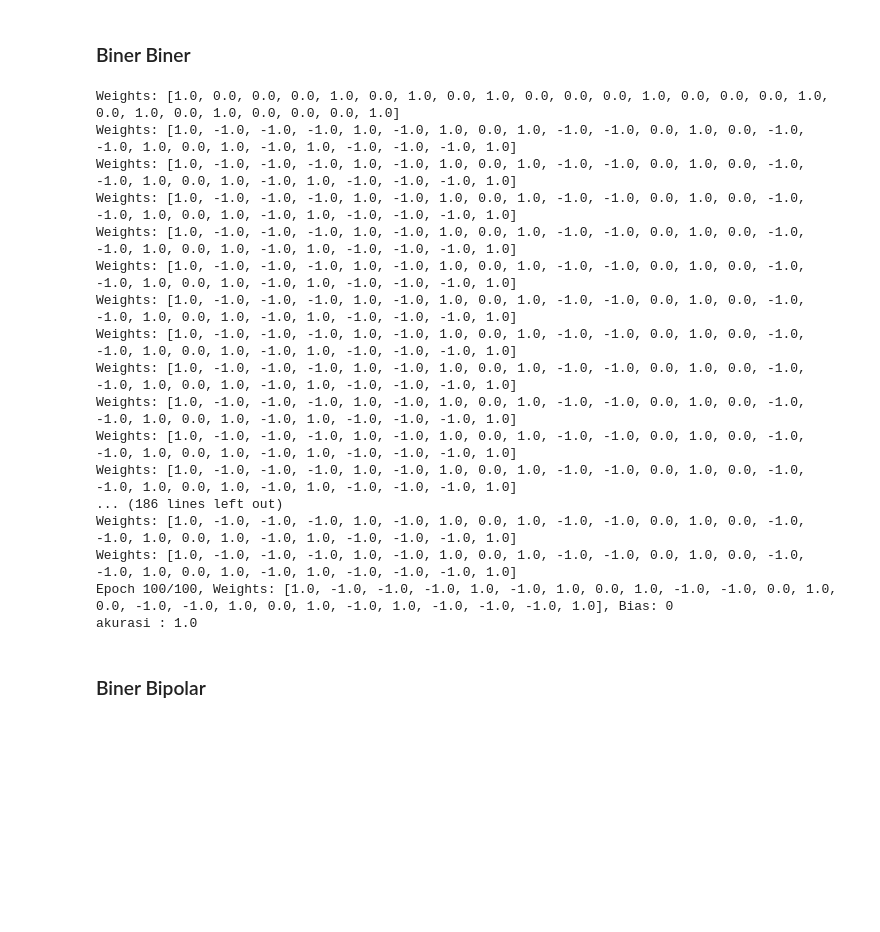
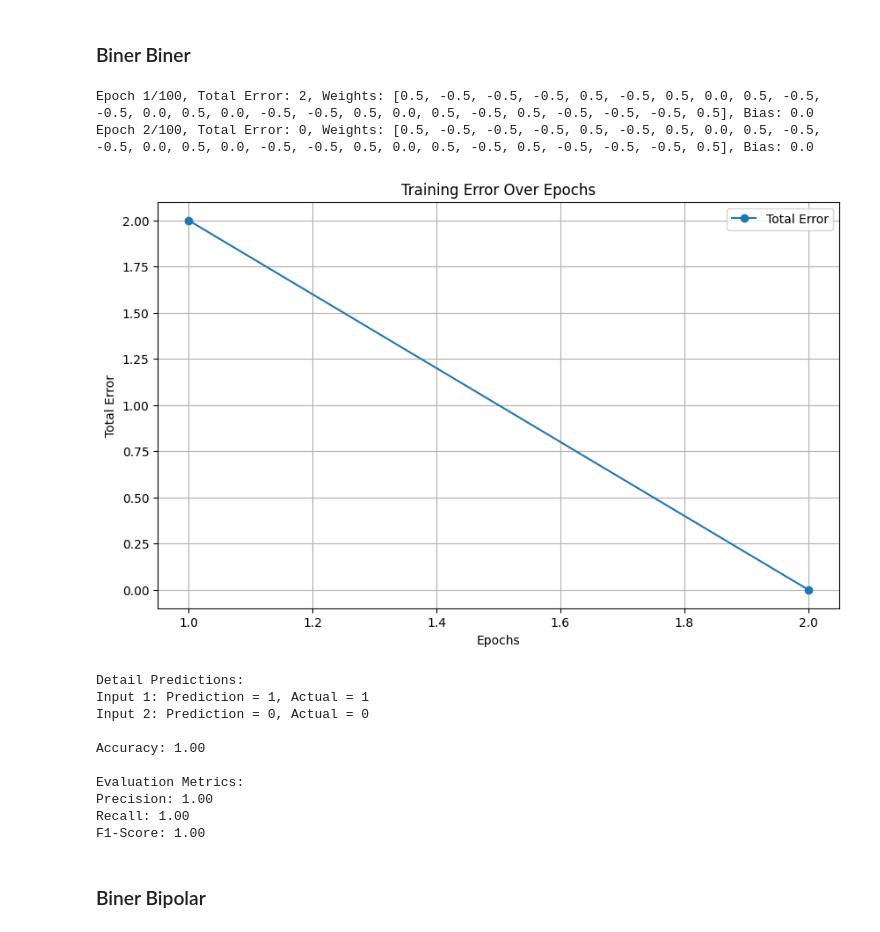
Before and after one commit to Ndraaa15/College-Task-Artificial-Neural-Network, a Jupyter notebook: Perceptron/LKK2_JSTG2.ipynb, the cells around one changed output. Cells and saved outputs as stored; diff of their text form; code cells hidden in the pictures; blank space fills up the shorter version.

Commit message:
feat: add graphic for X O

```diff
--- a/Perceptron/LKK2_JSTG2.ipynb
+++ b/Perceptron/LKK2_JSTG2.ipynb
@@ -55,3 +73,18 @@ class Perceptron:
+# %%
+def calculate_metrics(y_true, y_pred):
+    tp = sum(1 for yt, yp in zip(y_true, y_pred) if yt == yp == 1)
+    tn = sum(1 for yt, yp in zip(y_true, y_pred) if yt == yp == 0)
+    fp = sum(1 for yt, yp in zip(y_true, y_pred) if yt == 0 and yp == 1)
+    fn = sum(1 for yt, yp in zip(y_true, y_pred) if yt == 1 and yp == 0)
+
+    precision = tp / (tp + fp) if (tp + fp) > 0 else 0
+    recall = tp / (tp + fn) if (tp + fn) > 0 else 0
+    f1_score = 2 * (precision * recall) / (precision + recall) if (precision + recall) > 0 else 0
+
+    print("\nEvaluation Metrics:")
+    print(f"Precision: {precision:.2f}")
+    print(f"Recall: {recall:.2f}")
+    print(f"F1-Score: {f1_score:.2f}")
 # %% [markdown]
 ## AND Logic
 # %% [markdown]
@@ -452,40 +434,45 @@ Akurasi logika '(x1 and not x2) or (x2 and not x1)' dari input bipolar dan outpu
 # %% [markdown]
 ### Biner Biner
 # %%
+# Data
 X = np.array([
   [1, 0, 0, 0, 1, 0, 1, 0, 1, 0, 0, 0, 1, 0, 0, 0, 1, 0, 1, 0, 1, 0, 0, 0, 1],
   [0, 1, 1, 1, 0, 1, 0, 0, 0, 1, 1, 0, 0, 0, 1, 1, 0, 0, 0, 1, 0, 1, 1, 1, 0],
 ])
-
 y = np.array([1, 0])
 
 X_test = np.array([
   [1, 0, 0, 0, 1, 0, 1, 0, 1, 0, 0, 0, 0, 0, 0, 0, 1, 0, 1, 0, 1, 0, 0, 0, 1], # X
   [0, 1, 1, 1, 0, 1, 0, 0, 0, 1, 0, 0, 0, 0, 0, 1, 0, 0, 0, 1, 0, 1, 1, 1, 0], # O
 ])
 
+# Perceptron Training and Evaluation
+perceptron = Perceptron(input_size=25, learning_rate=0.5, epochs=100, activation_function=binary_step)
+perceptron.train(X, y)
 
-perceptron = Perceptron(input_size=25, learning_rate=1, epochs=100, activation_function=binary_step)
-perceptron.train(X, y)
-print(f"akurasi : {perceptron.evaluate(X_test, y)}")
+# Plot Training Error
+perceptron.plot_errors()
+
+# Evaluate Model
+accuracy, predictions = perceptron.evaluate(X_test, y)
+print(f"\nAccuracy: {accuracy:.2f}")
+
+# Calculate and Print Metrics
+calculate_metrics(y, predictions)
 # %% [output]
-Weights: [1.0, 0.0, 0.0, 0.0, 1.0, 0.0, 1.0, 0.0, 1.0, 0.0, 0.0, 0.0, 1.0, 0.0, 0.0, 0.0, 1.0, 0.0, 1.0, 0.0, 1.0, 0.0, 0.0, 0.0, 1.0]
-Weights: [1.0, -1.0, -1.0, -1.0, 1.0, -1.0, 1.0, 0.0, 1.0, -1.0, -1.0, 0.0, 1.0, 0.0, -1.0, -1.0, 1.0, 0.0, 1.0, -1.0, 1.0, -1.0, -1.0, -1.0, 1.0]
-Weights: [1.0, -1.0, -1.0, -1.0, 1.0, -1.0, 1.0, 0.0, 1.0, -1.0, -1.0, 0.0, 1.0, 0.0, -1.0, -1.0, 1.0, 0.0, 1.0, -1.0, 1.0, -1.0, -1.0, -1.0, 1.0]
-Weights: [1.0, -1.0, -1.0, -1.0, 1.0, -1.0, 1.0, 0.0, 1.0, -1.0, -1.0, 0.0, 1.0, 0.0, -1.0, -1.0, 1.0, 0.0, 1.0, -1.0, 1.0, -1.0, -1.0, -1.0, 1.0]
-Weights: [1.0, -1.0, -1.0, -1.0, 1.0, -1.0, 1.0, 0.0, 1.0, -1.0, -1.0, 0.0, 1.0, 0.0, -1.0, -1.0, 1.0, 0.0, 1.0, -1.0, 1.0, -1.0, -1.0, -1.0, 1.0]
-Weights: [1.0, -1.0, -1.0, -1.0, 1.0, -1.0, 1.0, 0.0, 1.0, -1.0, -1.0, 0.0, 1.0, 0.0, -1.0, -1.0, 1.0, 0.0, 1.0, -1.0, 1.0, -1.0, -1.0, -1.0, 1.0]
-Weights: [1.0, -1.0, -1.0, -1.0, 1.0, -1.0, 1.0, 0.0, 1.0, -1.0, -1.0, 0.0, 1.0, 0.0, -1.0, -1.0, 1.0, 0.0, 1.0, -1.0, 1.0, -1.0, -1.0, -1.0, 1.0]
-Weights: [1.0, -1.0, -1.0, -1.0, 1.0, -1.0, 1.0, 0.0, 1.0, -1.0, -1.0, 0.0, 1.0, 0.0, -1.0, -1.0, 1.0, 0.0, 1.0, -1.0, 1.0, -1.0, -1.0, -1.0, 1.0]
-Weights: [1.0, -1.0, -1.0, -1.0, 1.0, -1.0, 1.0, 0.0, 1.0, -1.0, -1.0, 0.0, 1.0, 0.0, -1.0, -1.0, 1.0, 0.0, 1.0, -1.0, 1.0, -1.0, -1.0, -1.0, 1.0]
-Weights: [1.0, -1.0, -1.0, -1.0, 1.0, -1.0, 1.0, 0.0, 1.0, -1.0, -1.0, 0.0, 1.0, 0.0, -1.0, -1.0, 1.0, 0.0, 1.0, -1.0, 1.0, -1.0, -1.0, -1.0, 1.0]
-Weights: [1.0, -1.0, -1.0, -1.0, 1.0, -1.0, 1.0, 0.0, 1.0, -1.0, -1.0, 0.0, 1.0, 0.0, -1.0, -1.0, 1.0, 0.0, 1.0, -1.0, 1.0, -1.0, -1.0, -1.0, 1.0]
-Weights: [1.0, -1.0, -1.0, -1.0, 1.0, -1.0, 1.0, 0.0, 1.0, -1.0, -1.0, 0.0, 1.0, 0.0, -1.0, -1.0, 1.0, 0.0, 1.0, -1.0, 1.0, -1.0, -1.0, -1.0, 1.0]
-... (186 lines left out)
-Weights: [1.0, -1.0, -1.0, -1.0, 1.0, -1.0, 1.0, 0.0, 1.0, -1.0, -1.0, 0.0, 1.0, 0.0, -1.0, -1.0, 1.0, 0.0, 1.0, -1.0, 1.0, -1.0, -1.0, -1.0, 1.0]
-Weights: [1.0, -1.0, -1.0, -1.0, 1.0, -1.0, 1.0, 0.0, 1.0, -1.0, -1.0, 0.0, 1.0, 0.0, -1.0, -1.0, 1.0, 0.0, 1.0, -1.0, 1.0, -1.0, -1.0, -1.0, 1.0]
-Epoch 100/100, Weights: [1.0, -1.0, -1.0, -1.0, 1.0, -1.0, 1.0, 0.0, 1.0, -1.0, -1.0, 0.0, 1.0, 0.0, -1.0, -1.0, 1.0, 0.0, 1.0, -1.0, 1.0, -1.0, -1.0, -1.0, 1.0], Bias: 0
-akurasi : 1.0
+Epoch 1/100, Total Error: 2, Weights: [0.5, -0.5, -0.5, -0.5, 0.5, -0.5, 0.5, 0.0, 0.5, -0.5, -0.5, 0.0, 0.5, 0.0, -0.5, -0.5, 0.5, 0.0, 0.5, -0.5, 0.5, -0.5, -0.5, -0.5, 0.5], Bias: 0.0
+Epoch 2/100, Total Error: 0, Weights: [0.5, -0.5, -0.5, -0.5, 0.5, -0.5, 0.5, 0.0, 0.5, -0.5, -0.5, 0.0, 0.5, 0.0, -0.5, -0.5, 0.5, 0.0, 0.5, -0.5, 0.5, -0.5, -0.5, -0.5, 0.5], Bias: 0.0
+[figure, added]
+Detail Predictions:
+Input 1: Prediction = 1, Actual = 1
+Input 2: Prediction = 0, Actual = 0
+
+Accuracy: 1.00
+
+Evaluation Metrics:
+Precision: 1.00
+Recall: 1.00
+F1-Score: 1.00
 # %% [markdown]
 ### Biner Bipolar
 # %%
```
Also changed, not shown: parts of 16 cells of this notebook.
